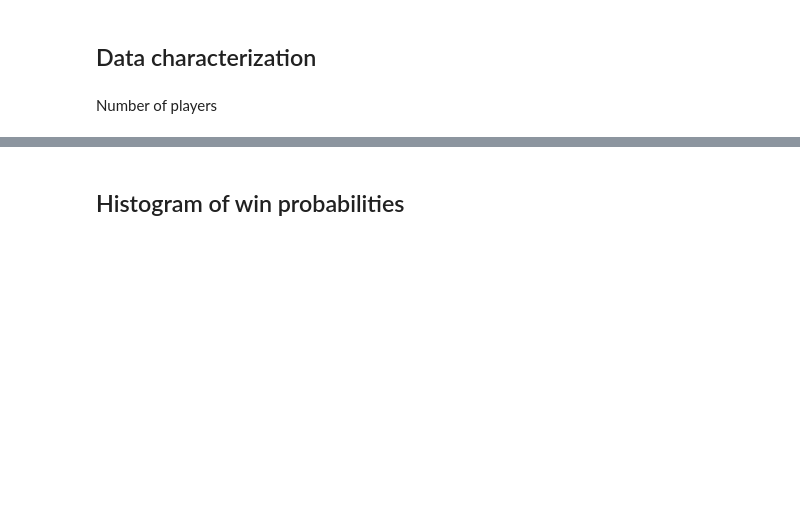
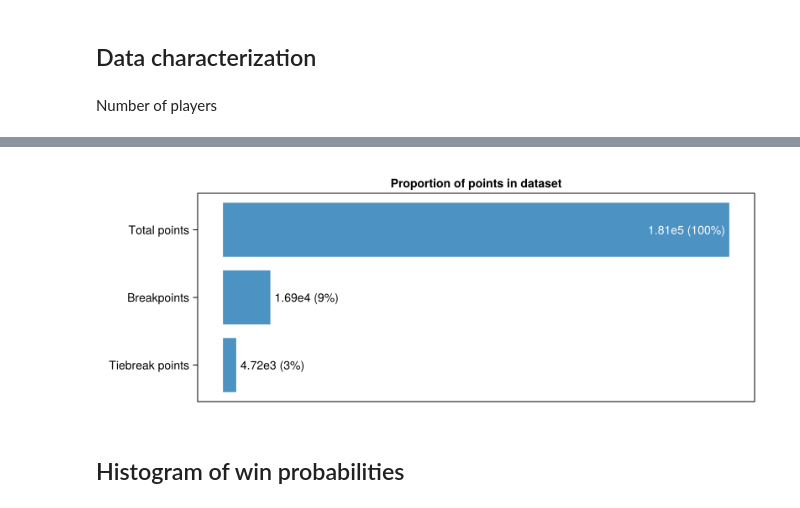
Before and after one commit to VictorKeil/grand-slam-analysis, a Jupyter notebook: Main.ipynb, the cells around one changed output, grey strips where cells are left out. Saved outputs shown, nothing was run; the diff lists cells and outputs as text; code cells hidden in the pictures; blank space fills up the shorter version.

```diff
--- a/Main.ipynb
+++ b/Main.ipynb
@@ -252,2 +295,35 @@ f
 # %%
 CairoMakie.save(joinpath("figs", "tmnt_player_freq.png"), f)
+# %%
+n_games = nrow(df)
+n_bp = nrow(df[df.BreakPoint,:])
+n_tb = nrow(df[df.Tiebreaker,:])
+bars = [n_games, n_bp, n_tb]
+labels = [
+    replace(
+        @sprintf("%.2e (%.2d%%)", b, round(100 * b/n_games, sigdigits=2)),
+        r"e\+0" => "e"
+    ) for b in bars
+]
+
+plt = barplot(
+    [3,2,1],
+    bars,
+    axis = (
+        title = "Proportion of points in dataset",
+        yticks = (1:3, ["Tiebreak points", "Breakpoints", "Total points"]),
+        xticksvisible = false,
+        xticklabelsvisible = false,
+        xgridvisible = false,
+        ygridvisible = false,
+    ),
+    bar_labels = labels,
+    direction = :x,
+    figure = (
+        size = (800, 300),
+    ),
+    color_over_bar = :white,
+    flip_labels_at = 0.85 * n_games,
+)
+# %% [output]
+[figure, added]
```
Also changed, not shown: parts of 25 cells of this notebook, 4 other files.
